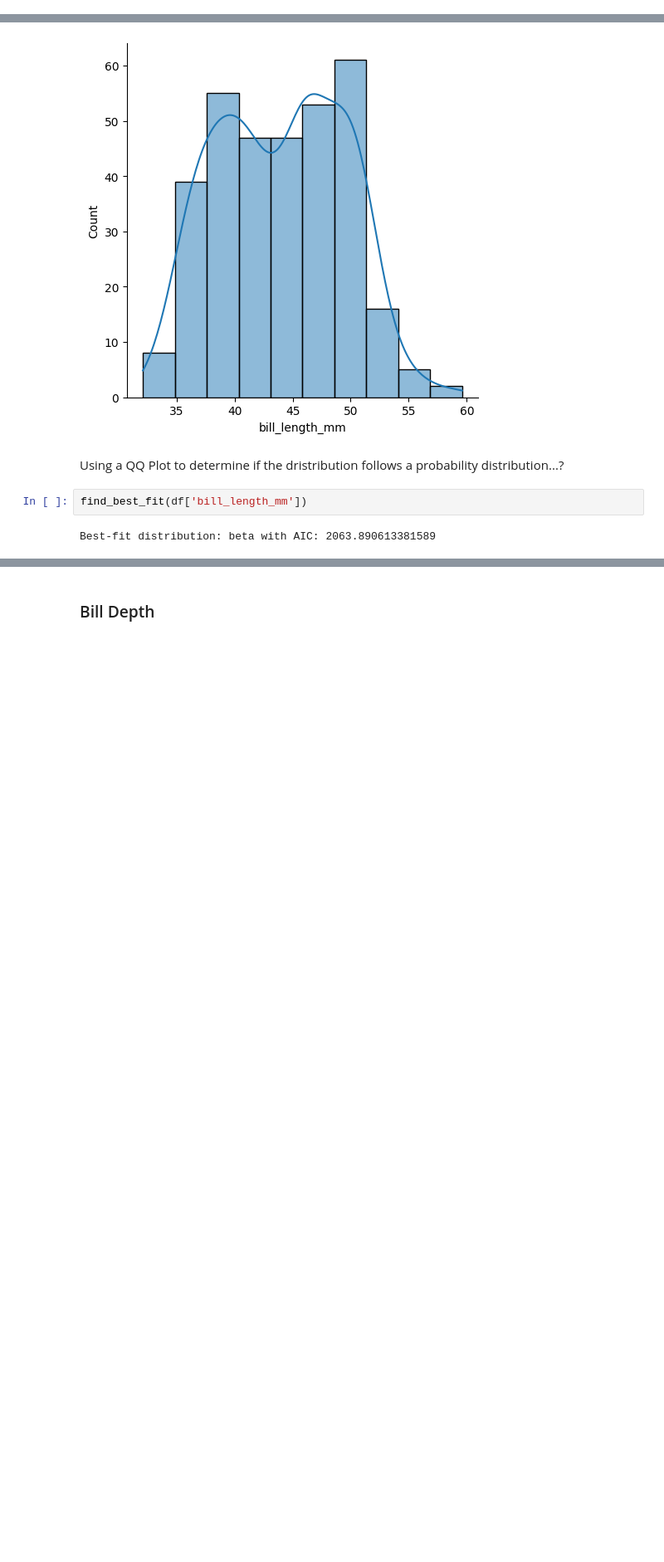
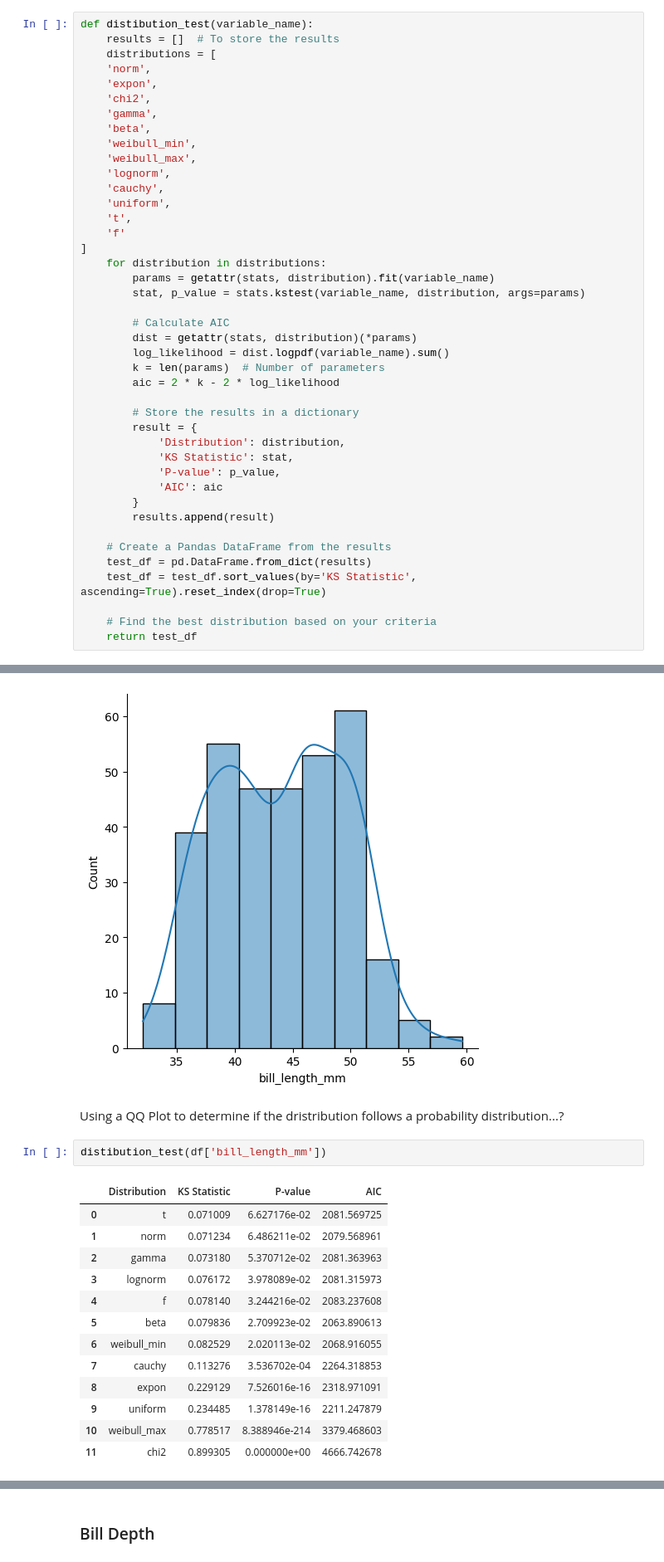
Before and after one commit to damienfarrell/fund-data, a Jupyter notebook: tasks.ipynb, the cells around one changed output, grey strips where cells are left out. Shown: that part at 83% size. Cells and saved outputs as stored; diff of their text form; blank space fills up the shorter version.

```diff
--- a/tasks.ipynb
+++ b/tasks.ipynb
@@ -206,3 +182,45 @@ def find_best_fit(variable):
+# %%
+def distibution_test(variable_name):
+    results = []  # To store the results
+    distributions = [
+    'norm',
+    'expon',
+    'chi2',
+    'gamma',
+    'beta',
+    'weibull_min',
+    'weibull_max',
+    'lognorm',
+    'cauchy',
+    'uniform',
+    't',
+    'f'
+]
+    for distribution in distributions:
+        params = getattr(stats, distribution).fit(variable_name)
+        stat, p_value = stats.kstest(variable_name, distribution, args=params)
+
+        # Calculate AIC
+        dist = getattr(stats, distribution)(*params)
+        log_likelihood = dist.logpdf(variable_name).sum()
+        k = len(params)  # Number of parameters
+        aic = 2 * k - 2 * log_likelihood
+
+        # Store the results in a dictionary
+        result = {
+            'Distribution': distribution,
+            'KS Statistic': stat,
+            'P-value': p_value,
+            'AIC': aic
+        }
+        results.append(result)
+
+    # Create a Pandas DataFrame from the results
+    test_df = pd.DataFrame.from_dict(results)
+    test_df = test_df.sort_values(by='KS Statistic', ascending=True).reset_index(drop=True)
+
+    # Find the best distribution based on your criteria
+    return test_df
 # %% [markdown]
 ### Bill Length
 # %%
@@ -212,6 +230,18 @@ sns.displot(df[numerical_variables.columns[0]], kde=True, bins=10);
 # %% [markdown]
 Using a QQ Plot to determine if the dristribution follows a probability distribution...?
 # %%
-find_best_fit(df['bill_length_mm'])
+distibution_test(df['bill_length_mm'])
 # %% [output]
-Best-fit distribution: beta with AIC: 2063.890613381589
+|  | Distribution | KS Statistic | P-value | AIC |
+| 0 | t | 0.071009 | 6.627176e-02 | 2081.569725 |
+| 1 | norm | 0.071234 | 6.486211e-02 | 2079.568961 |
+| 2 | gamma | 0.073180 | 5.370712e-02 | 2081.363963 |
+| 3 | lognorm | 0.076172 | 3.978089e-02 | 2081.315973 |
+| 4 | f | 0.078140 | 3.244216e-02 | 2083.237608 |
+| 5 | beta | 0.079836 | 2.709923e-02 | 2063.890613 |
+| 6 | weibull_min | 0.082529 | 2.020113e-02 | 2068.916055 |
+| 7 | cauchy | 0.113276 | 3.536702e-04 | 2264.318853 |
+| 8 | expon | 0.229129 | 7.526016e-16 | 2318.971091 |
+| 9 | uniform | 0.234485 | 1.378149e-16 | 2211.247879 |
+| 10 | weibull_max | 0.778517 | 8.388946e-214 | 3379.468603 |
+| 11 | chi2 | 0.899305 | 0.000000e+00 | 4666.742678 |
```
Also changed, not shown: parts of 10 cells of this notebook.
